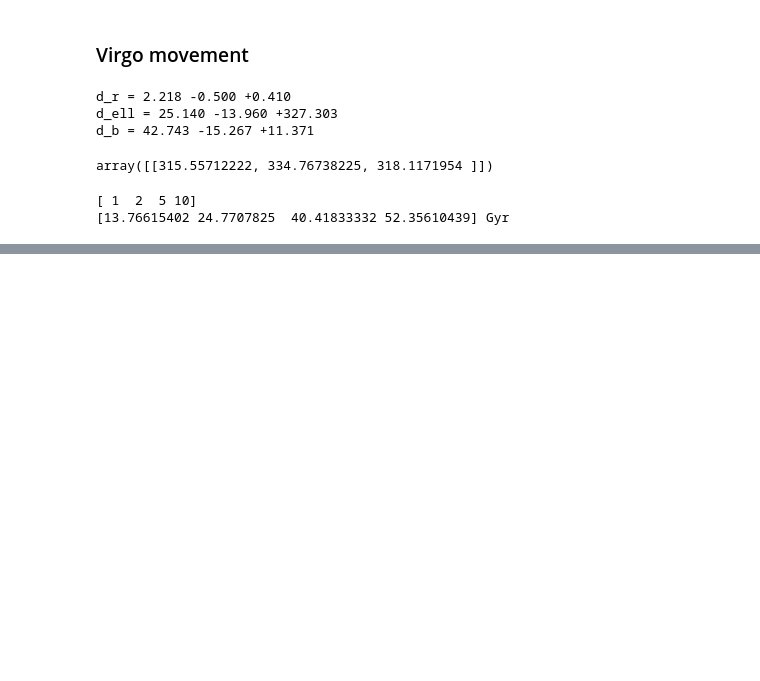
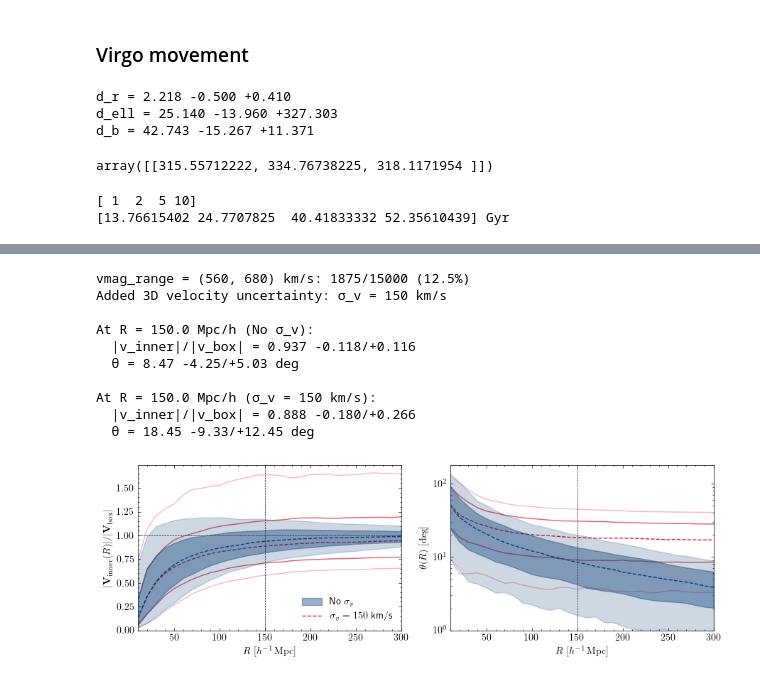
Before and after one commit to Richard-Sti/FlowIntegrator, a Jupyter notebook: notebooks/paper_plots.ipynb, the cells around one changed output, grey strips where cells are left out. Drawn from its saved outputs; the diff is of its cells as text; code cells hidden in the pictures; blank space fills up the shorter version.

```diff
--- a/notebooks/paper_plots.ipynb
+++ b/notebooks/paper_plots.ipynb
@@ -240,0 +281,22 @@ print(cosmo.age(z))
+# %%
+fig, ax = plot_velocity_convergence(
+    "/Users/rstiskalek/Projects/FlowIntegrator/results/quijote_fiducial_velocity_convergence_PCS_z0.npz",
+    vmag_range=(620 - 4 * 15, 620 + 4 * 15),
+    sigma_v=[None, 150],
+    theta_ylim=1,
+    )
+
+fig.savefig("/Users/rstiskalek/Downloads/velocity_convergence_quijote.pdf", dpi=300)
+display(fig)
+# %% [output]
+vmag_range = (560, 680) km/s: 1875/15000 (12.5%)
+Added 3D velocity uncertainty: σ_v = 150 km/s
+
+At R = 150.0 Mpc/h (No σ_v):
+  |v_inner|/|v_box| = 0.937 -0.118/+0.116
+  θ = 8.47 -4.25/+5.03 deg
+
+At R = 150.0 Mpc/h (σ_v = 150 km/s):
+  |v_inner|/|v_box| = 0.888 -0.180/+0.266
+  θ = 18.45 -9.33/+12.45 deg
+[figure, added]
```
Also changed, not shown: parts of 16 cells of this notebook.
